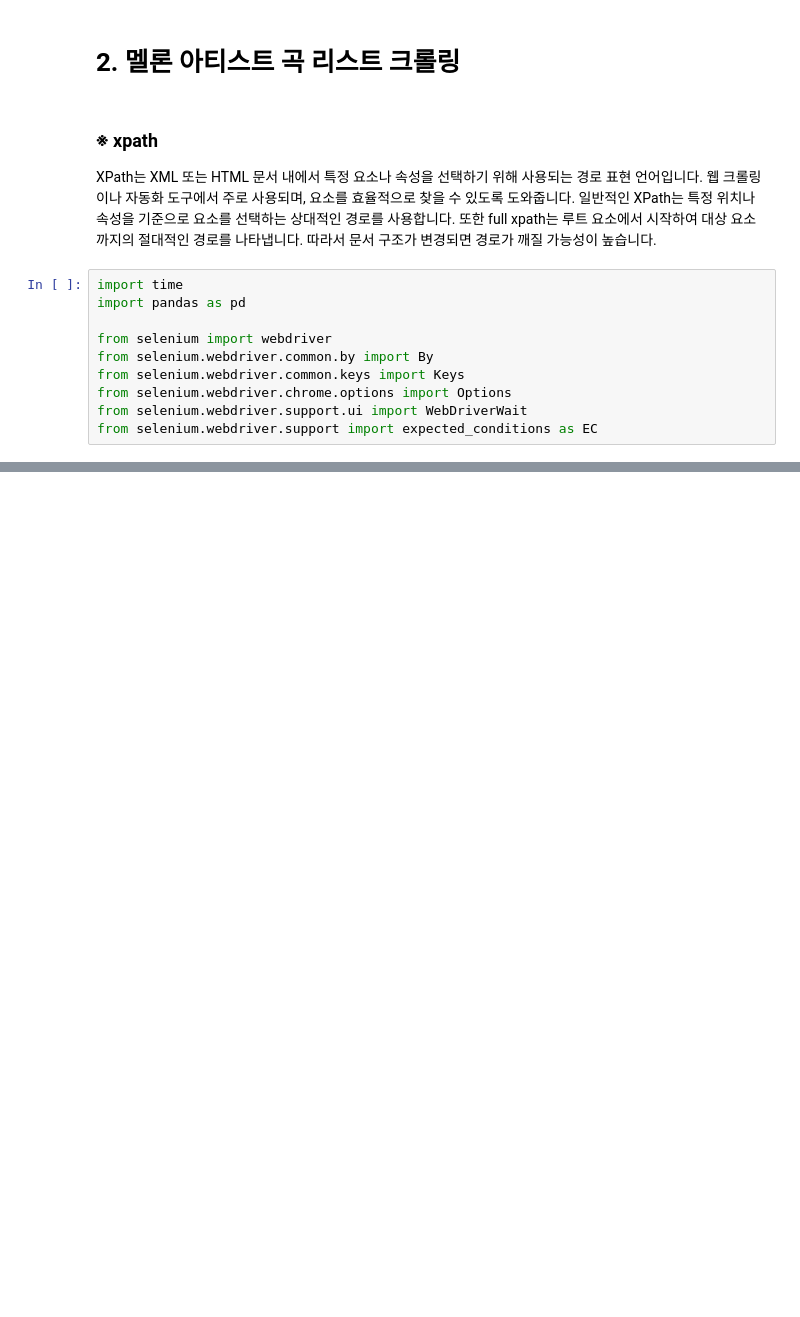
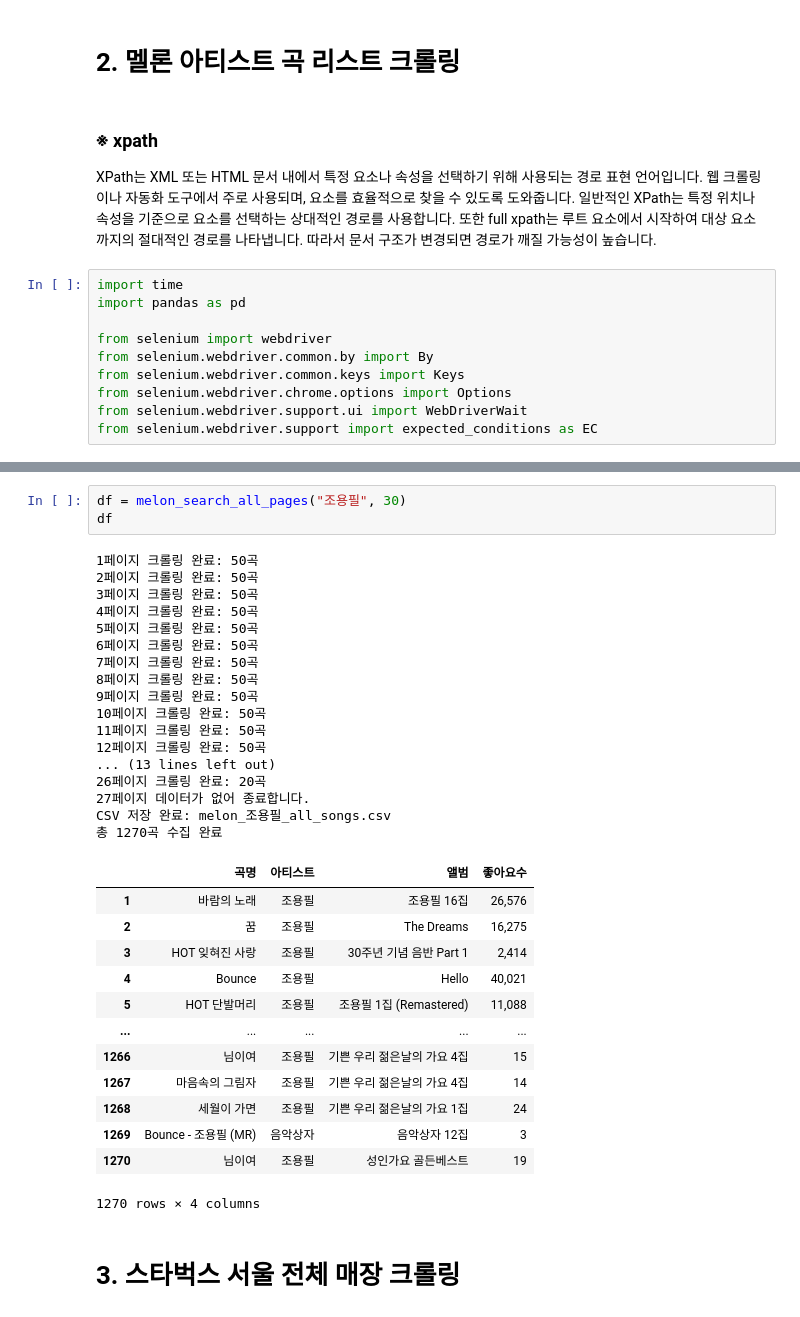
Before and after one commit to kjalh/02_DataAnalysis, a Jupyter notebook: 04_셀레니움.ipynb, the cells around one changed output, grey strips where cells are left out. Drawn from its saved outputs; the diff is of its cells as text; blank space fills up the shorter version.

```diff
--- a/04_셀레니움.ipynb
+++ b/04_셀레니움.ipynb
@@ -98,0 +504,36 @@ melon_search_from_main("신의키스")
+# %%
+df = melon_search_all_pages("조용필", 30)
+df
+# %% [output]
+1페이지 크롤링 완료: 50곡
+2페이지 크롤링 완료: 50곡
+3페이지 크롤링 완료: 50곡
+4페이지 크롤링 완료: 50곡
+5페이지 크롤링 완료: 50곡
+6페이지 크롤링 완료: 50곡
+7페이지 크롤링 완료: 50곡
+8페이지 크롤링 완료: 50곡
+9페이지 크롤링 완료: 50곡
+10페이지 크롤링 완료: 50곡
+11페이지 크롤링 완료: 50곡
+12페이지 크롤링 완료: 50곡
+... (13 lines left out)
+26페이지 크롤링 완료: 20곡
+27페이지 데이터가 없어 종료합니다.
+CSV 저장 완료: melon_조용필_all_songs.csv
+총 1270곡 수집 완료
+|  | 곡명 | 아티스트 | 앨범 | 좋아요수 |
+| 1 | 바람의 노래 | 조용필 | 조용필 16집 | 26,576 |
+| 2 | 꿈 | 조용필 | The Dreams | 16,275 |
+| 3 | HOT 잊혀진 사랑 | 조용필 | 30주년 기념 음반 Part 1 | 2,414 |
+| 4 | Bounce | 조용필 | Hello | 40,021 |
+| 5 | HOT 단발머리 | 조용필 | 조용필 1집 (Remastered) | 11,088 |
+| ... | ... | ... | ... | ... |
+| 1266 | 님이여 | 조용필 | 기쁜 우리 젊은날의 가요 4집 | 15 |
+| 1267 | 마음속의 그림자 | 조용필 | 기쁜 우리 젊은날의 가요 4집 | 14 |
+| 1268 | 세월이 가면 | 조용필 | 기쁜 우리 젊은날의 가요 1집 | 24 |
+| 1269 | Bounce - 조용필 (MR) | 음악상자 | 음악상자 12집 | 3 |
+| 1270 | 님이여 | 조용필 | 성인가요 골든베스트 | 19 |
+1270 rows × 4 columns
+# %% [markdown]
+# 3. 스타벅스 서울 전체 매장 크롤링
```
Also changed, not shown: parts of 9 cells of this notebook, 4 other files.
